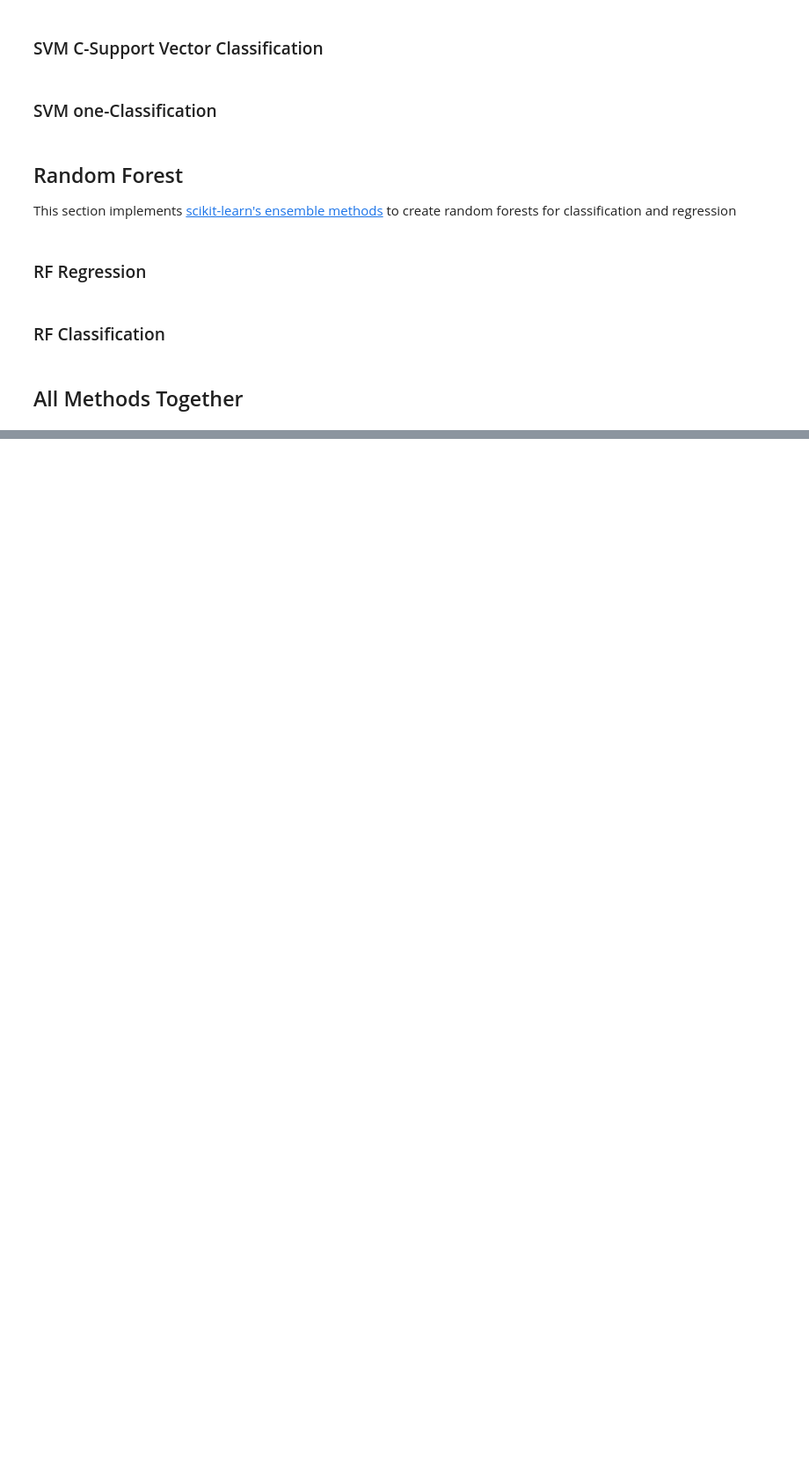
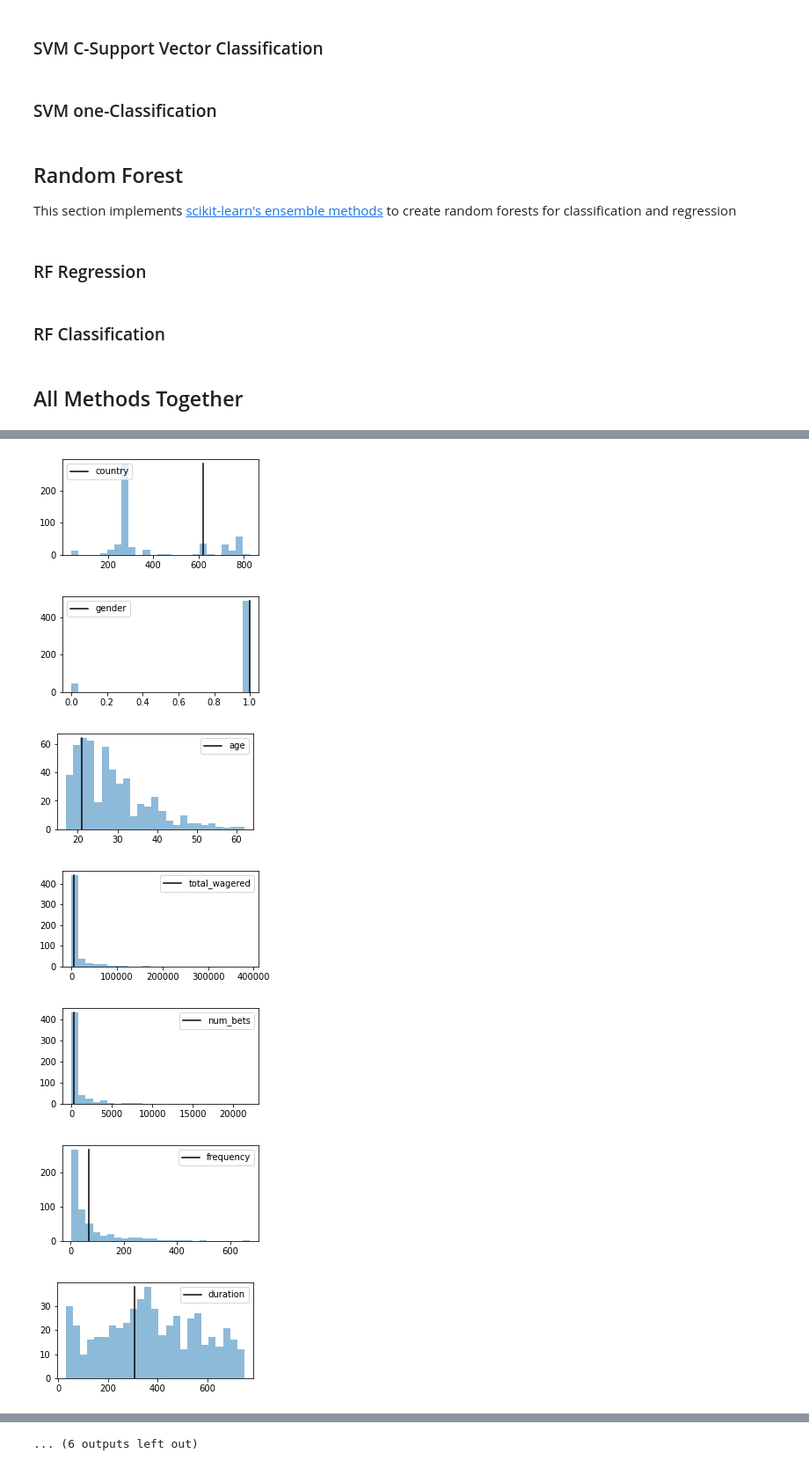
Before and after one commit to gamba-dev/gamba_classic, a Jupyter notebook: docs/research/replications/Philander_2014/philander_2014.ipynb, the cells around one changed output, grey strips where cells are left out. Shown at 88% size. Drawn from its saved outputs; the diff is of its cells as text; code cells hidden in the pictures; blank space fills up the shorter version.

Commit message:
added to philander replication, almost complete

```diff
--- a/docs/research/replications/Philander_2014/philander_2014.ipynb
+++ b/docs/research/replications/Philander_2014/philander_2014.ipynb
@@ -13,7 +16,3 @@ To begin, import gamba as usual;
 import gamba as gb
 # %% [output]
 thank you for using gamba!
-# %%
-raw_data = gb.read_csv('RawDataSet2_DailyAggregation.txt', delimiter='\t', parse_dates=['TimeDATE'])
-analytic_data = gb.read_csv('AnalyticDataSet_HighRisk.txt', delimiter='\t')
-print(len(analytic_data))
@@ -263,0 +310,24 @@ display(all_results_df)
+# %%
+import matplotlib.pyplot as plt
+
+def plot_individual(measures_table, player_id):
+
+    measure_cols = measures_table.columns[1:]
+    player = measures_table[measures_table['player_id'] == player_id]
+
+    for measure in measure_cols:
+        plt.figure(figsize=[4,2])
+        hist = plt.hist(measures_table[measure].values, bins=25, alpha=0.5)
+        plt.plot([player[measure].values[0], player[measure].values[0]], [0, hist[0].max()], label=measure, color='black')
+        plt.legend()
+        plt.show()
+
+plot_individual(philander_data, 1324368)
+# %% [output]
+[figure, added]
+[figure, added]
+[figure, added]
+[figure, added]
+[figure, added]
+[figure, added]
+[figure, added]
@@ -263,0 +339 @@ display(all_results_df)
+... (6 outputs left out)
```
Also changed, not shown: parts of 22 cells of this notebook.
